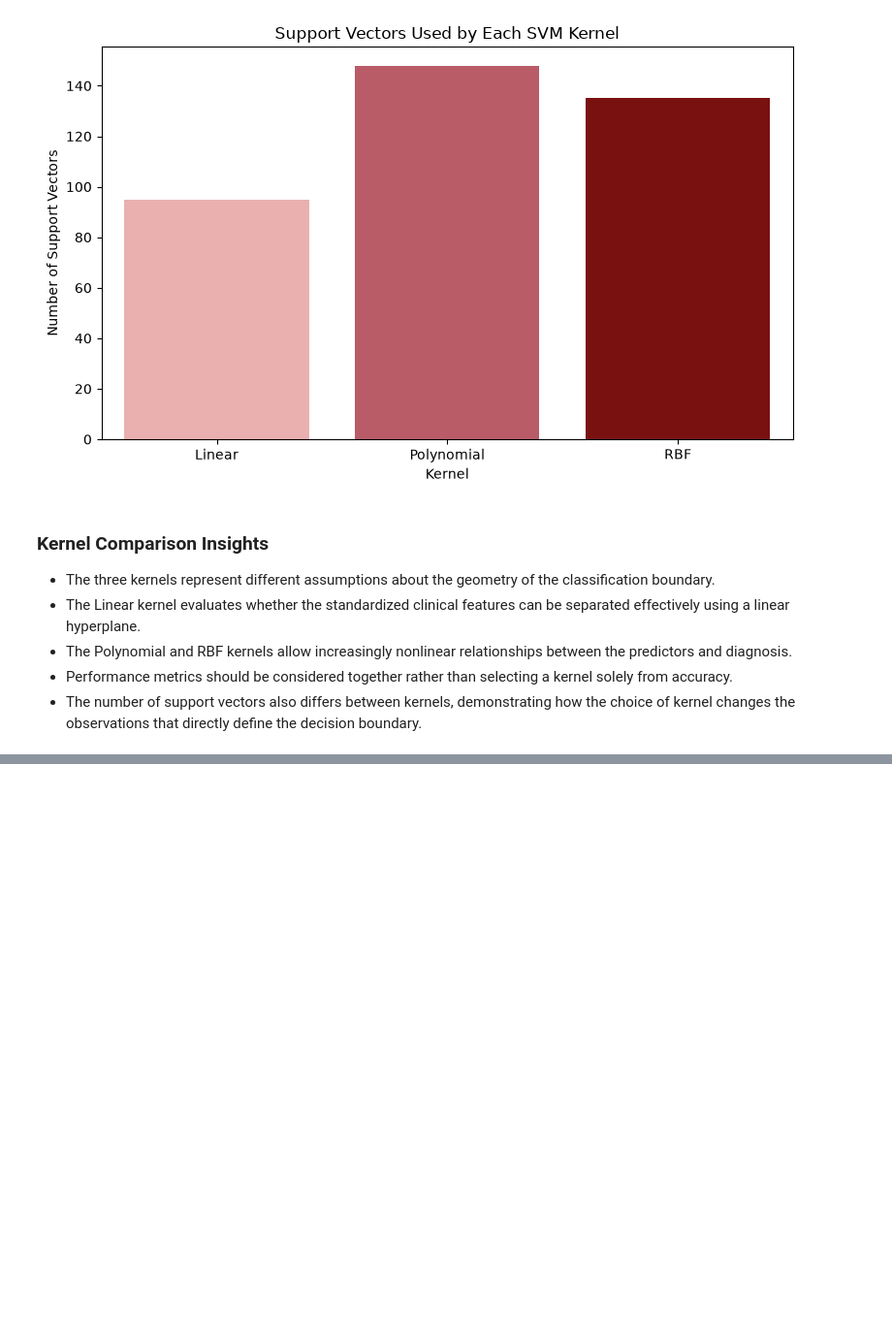
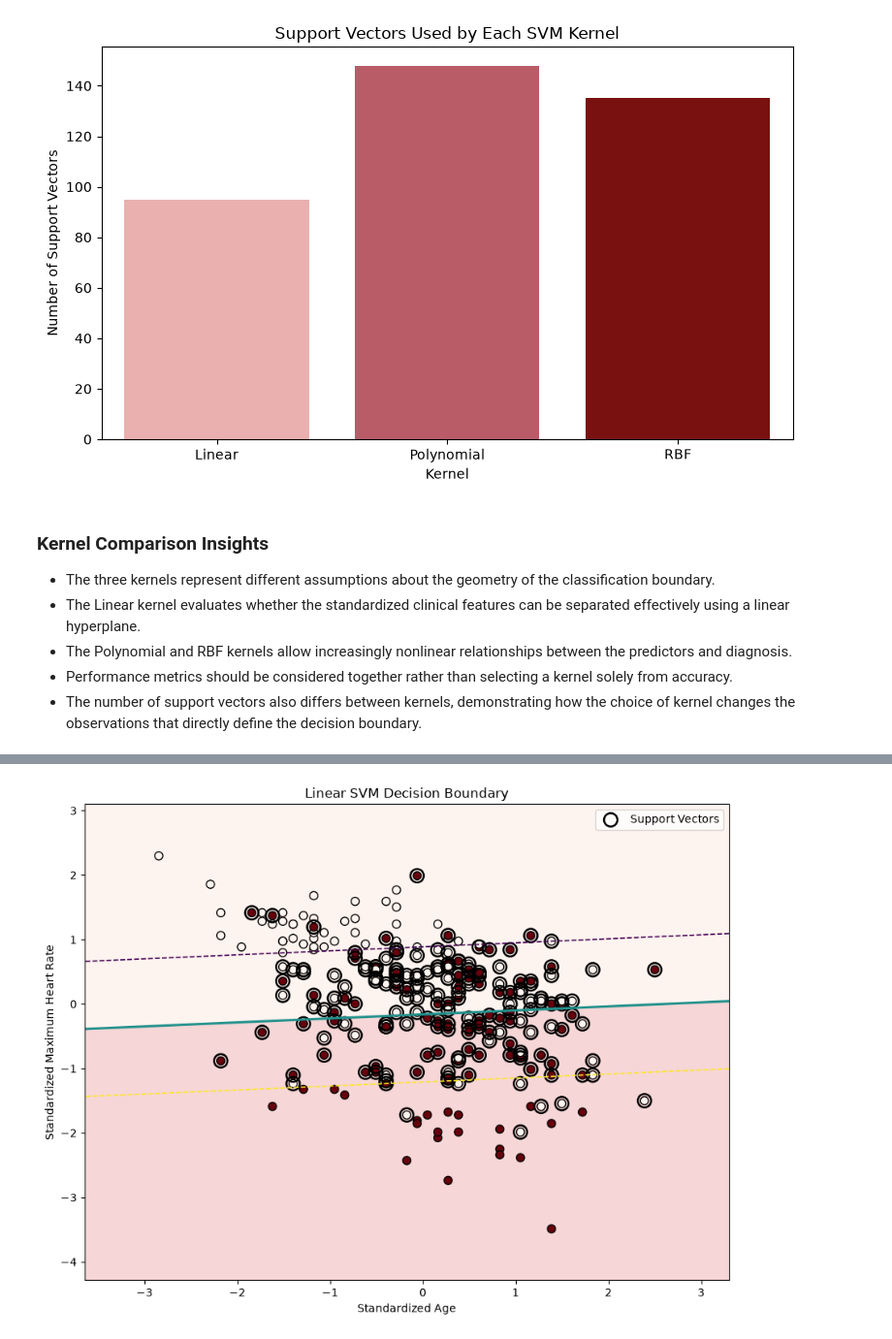
Before and after one commit to Pralishatripathy000/ml-support-vector-machine, a Jupyter notebook: notebook.ipynb, the cells around one changed output, grey strips where cells are left out. Shown at 97% size. Cells and saved outputs as stored; diff of their text form; code cells hidden in the pictures; blank space fills up the shorter version.

Commit message:
Add SVM decision boundary and support vector visualization

```diff
--- a/notebook.ipynb
+++ b/notebook.ipynb
@@ -918,0 +927,18 @@ plt.show()
+# %%
+# Prepare Age and Maximum Heart Rate as a two-dimensional dataset for SVM visualization
+
+X_visual = df_clean[["age", "thalach"]]
+y_visual = df_clean["target"]
+
+X_vis_train, X_vis_test, y_vis_train, y_vis_test = train_test_split(
+    X_visual,
+    y_visual,
+    test_size=0.20,
+    random_state=42,
+    stratify=y_visual
+)
+
+visual_scaler = StandardScaler()
+
+X_vis_train_scaled = visual_scaler.fit_transform(X_vis_train)
+X_vis_test_scaled = visual_scaler.transform(X_vis_test)
@@ -918,0 +1007,19 @@ plt.show()
+# %%
+# Train and visualize a two-feature Linear SVM
+
+linear_visual_svm = SVC(
+    kernel="linear",
+    C=1.0
+)
+
+linear_visual_svm.fit(X_vis_train_scaled, y_vis_train)
+
+plot_svm_boundary(
+    linear_visual_svm,
+    X_vis_train_scaled,
+    y_vis_train,
+    "Linear SVM Decision Boundary",
+    "outputs/figures/linear_svm_decision_boundary.png"
+)
+# %% [output]
+[figure, added]
```
Also changed, not shown: parts of 6 cells of this notebook, 4 other files.
